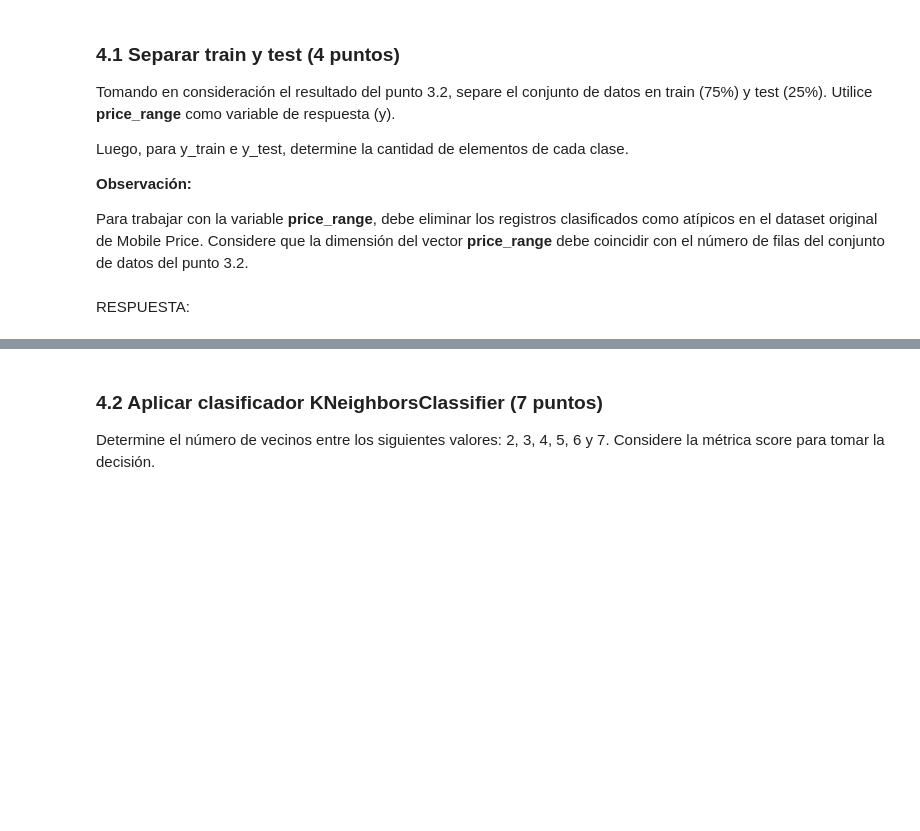
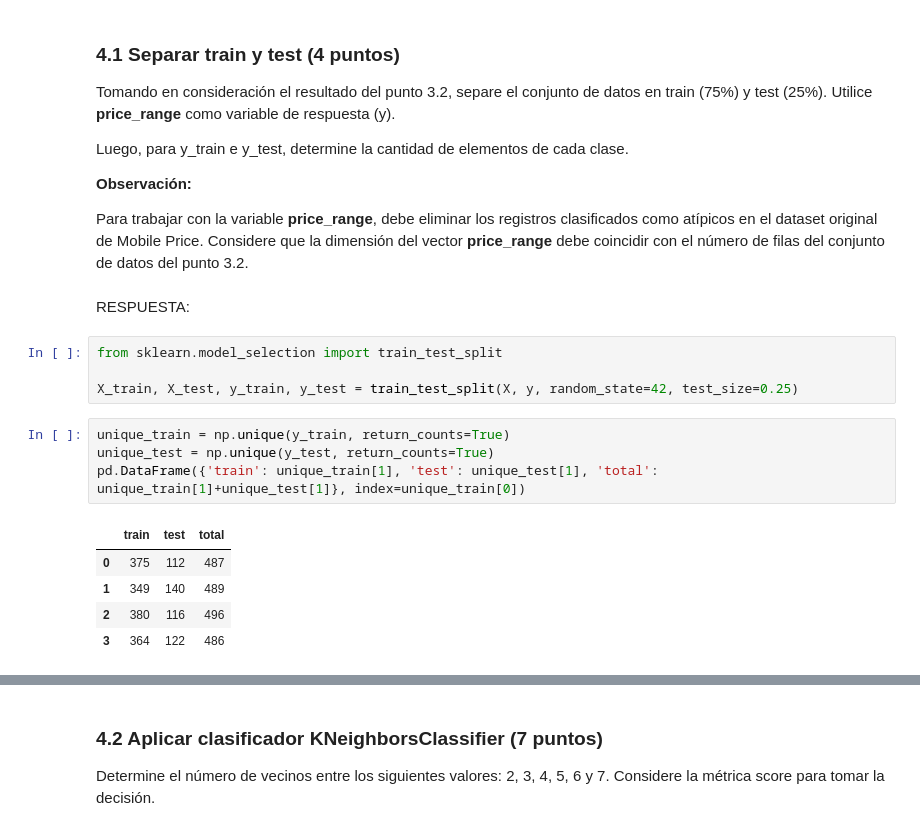
Before and after one commit to gabiacuna/IIC2433, a Jupyter notebook: tareas/ENUNCIADO - Tarea_1_2023-2.ipynb, the cells around one changed output, grey strips where cells are left out. Cells and saved outputs as stored; diff of their text form; blank space fills up the shorter version.

```diff
--- a/tareas/ENUNCIADO - Tarea_1_2023-2.ipynb
+++ b/tareas/ENUNCIADO - Tarea_1_2023-2.ipynb
@@ -344,3 +396,17 @@ Luego, para y_train e y_test, determine la cantidad de elementos de cada clase.
 Para trabajar con la variable **price_range**, debe eliminar los registros clasificados como atípicos en el dataset original de Mobile Price. Considere que la dimensión del vector **price_range** debe coincidir con el número de filas del conjunto de datos del punto 3.2.
 # %% [markdown]
 RESPUESTA:
+# %%
+from sklearn.model_selection import train_test_split
+
+X_train, X_test, y_train, y_test = train_test_split(X, y, random_state=42, test_size=0.25)
+# %%
+unique_train = np.unique(y_train, return_counts=True)
+unique_test = np.unique(y_test, return_counts=True)
+pd.DataFrame({'train': unique_train[1], 'test': unique_test[1], 'total': unique_train[1]+unique_test[1]}, index=unique_train[0])
+# %% [output]
+|  | train | test | total |
+| 0 | 375 | 112 | 487 |
+| 1 | 349 | 140 | 489 |
+| 2 | 380 | 116 | 496 |
+| 3 | 364 | 122 | 486 |
```
Also changed, not shown: parts of 10 cells of this notebook.
